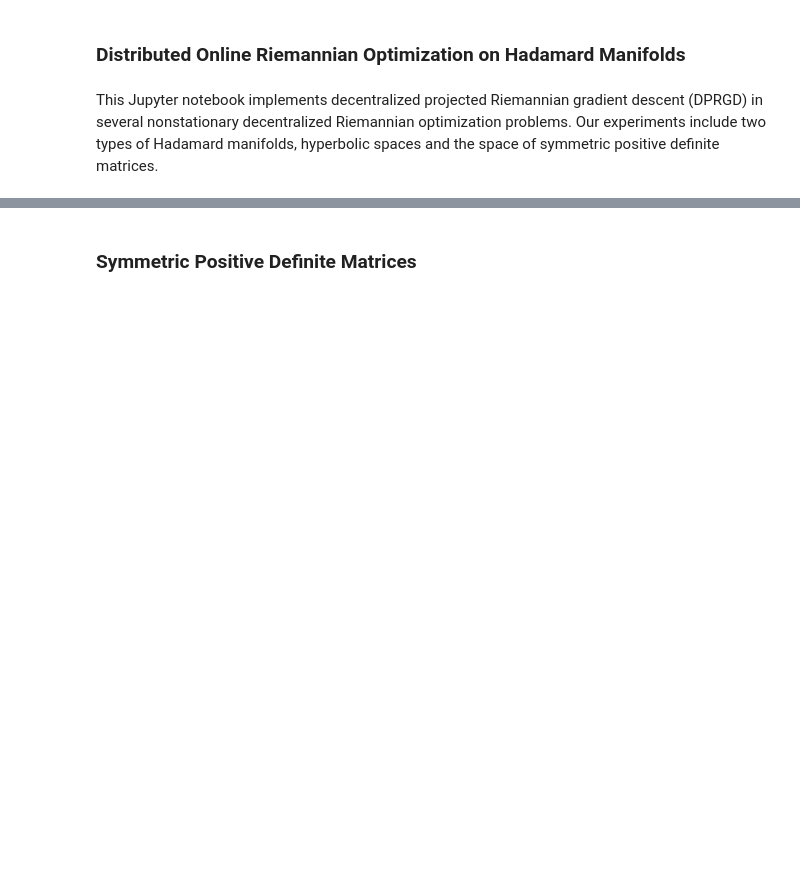
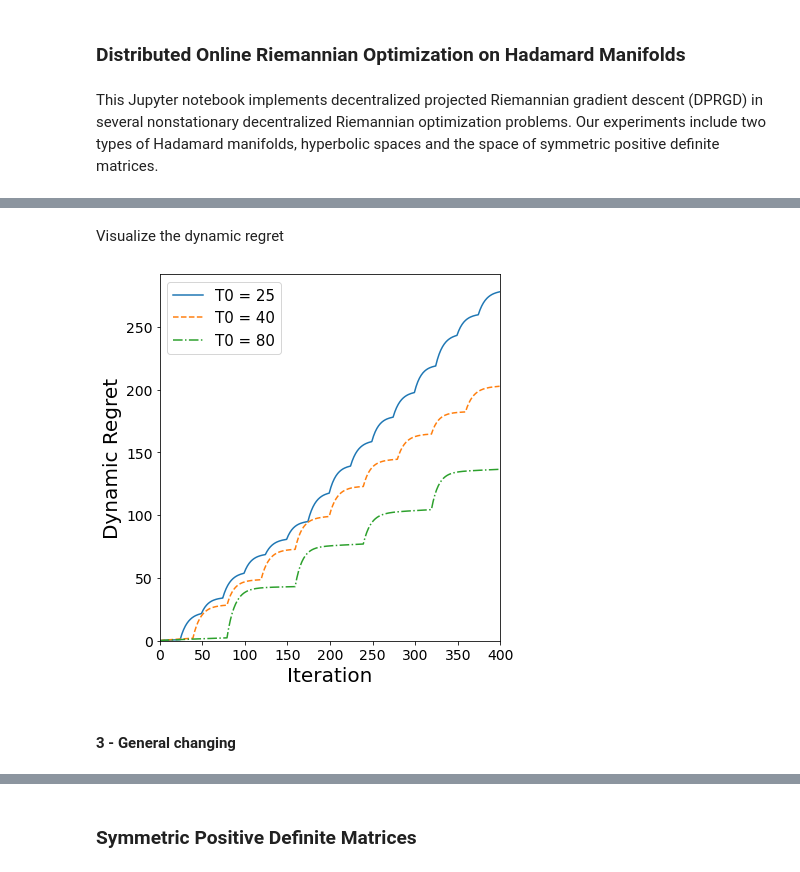
Before and after one commit to HengchaoChen/DPRGD, a Jupyter notebook: DPRGD.ipynb, the cells around one changed output, grey strips where cells are left out. Drawn from its saved outputs; the diff is of its cells as text; code cells hidden in the pictures; blank space fills up the shorter version.

```diff
--- a/DPRGD.ipynb
+++ b/DPRGD.ipynb
@@ -22,0 +220,34 @@ dim = 2 # dimension of the hyperbolic space
+# %% [markdown]
+Visualize the dynamic regret
+# %%
+fig = plt.figure(figsize = (6, 6))
+
+linestyle_candidate = ['-', '--', '-.']
+
+for s in range(len(T0_candidate)):
+
+    plt.plot(np.arange(T), dynamic_regret[s], label = 'T0 = ' + str(T0_candidate[s]), linestyle = linestyle_candidate[s])
+
+plt.legend(fontsize = 15)
+
+plt.xlabel('Iteration', fontsize = 20)
+
+plt.ylabel('Dynamic Regret', fontsize = 20)
+
+plt.xlim(0, T)
+
+plt.ylim(0, None)
+
+plt.xticks(fontsize=14)
+
+plt.yticks(fontsize=14)
+
+plt.tight_layout()
+
+plt.savefig('figure/hyperbolic_mean_dynamic_regret_A.pdf')
+
+plt.show()
+# %% [output]
+[figure, added]
+# %% [markdown]
+#### 3 - General changing
```
Also changed, not shown: parts of 20 cells of this notebook, 10 other files.
